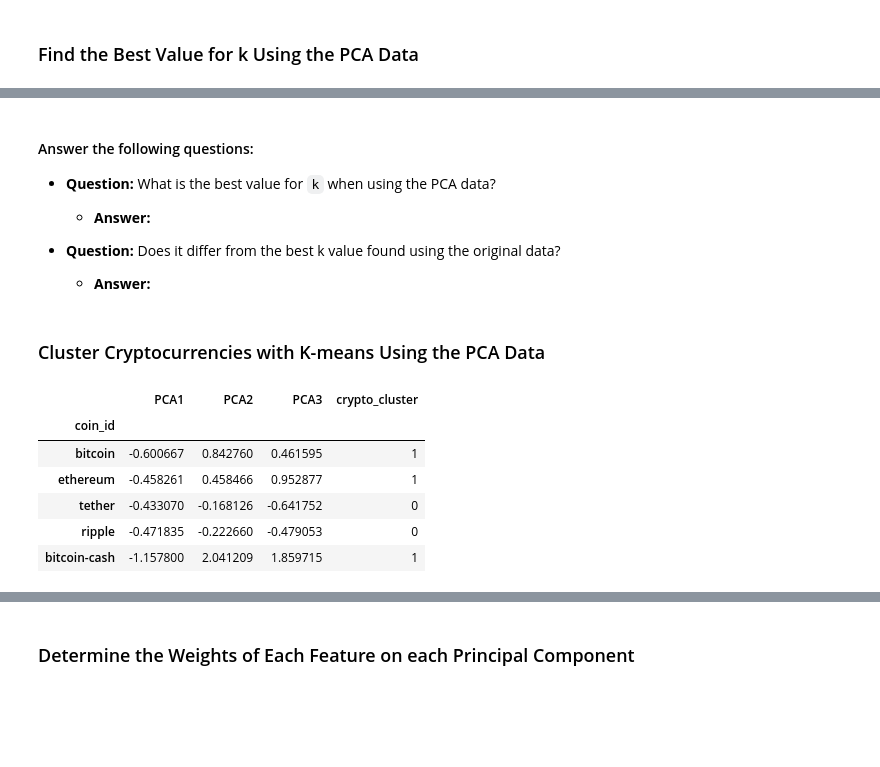
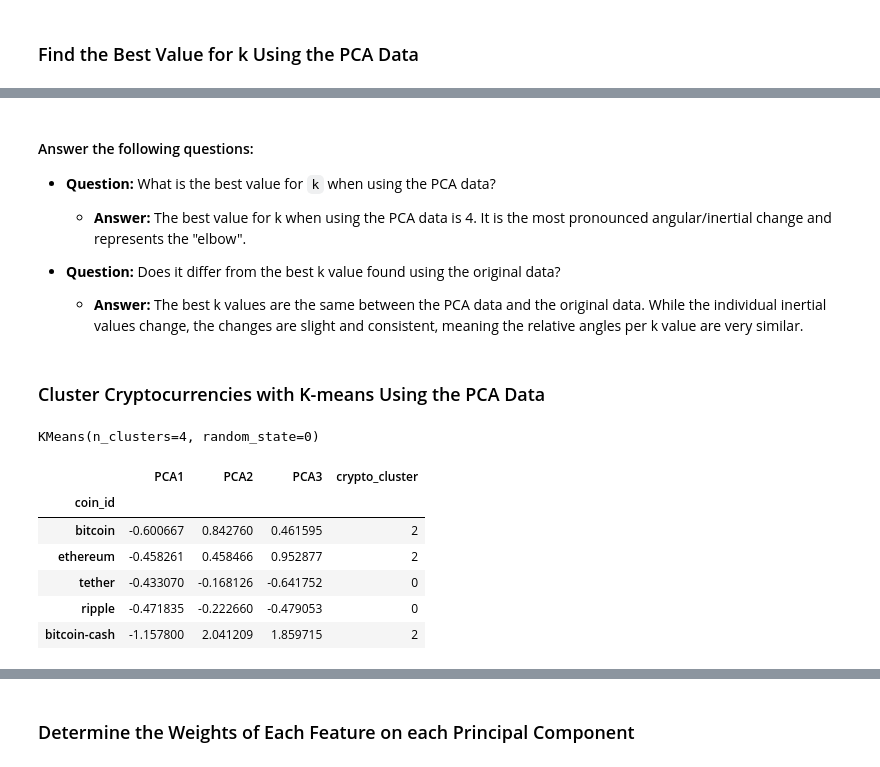
Before and after one commit to Darshous/CryptoClustering, a Jupyter notebook: Crypto_Clustering.ipynb, the cells around one changed output, grey strips where cells are left out. Cells and saved outputs as stored; diff of their text form; code cells hidden in the pictures; blank space fills up the shorter version.

```diff
--- a/Crypto_Clustering.ipynb
+++ b/Crypto_Clustering.ipynb
@@ -140,8 +204,9 @@ market_data_df.describe()
 # %%
 # Use the PCA model with `fit_transform` on the original scaled DataFrame to reduce to three principal components.
-
+pca_data = pca.fit_transform(market_data_df_scaled)
 
 # View the first five rows of the DataFrame.
+pca_data[:5]
 # %% [output]
 array([[-0.60066733,  0.84276006,  0.46159457],
        [-0.45826071,  0.45846566,  0.95287678],
@@ -228,17 +321,28 @@ array([0.3719856 , 0.34700813, 0.17603793])
 #### Answer the following questions:
 * **Question:** What is the best value for `k` when using the PCA data?
 
-  * **Answer:**
+  * **Answer:** The best value for k when using the PCA data is 4.  It is the most pronounced angular/inertial change and represents the "elbow".
 
 
 * **Question:** Does it differ from the best k value found using the original data?
 
-  * **Answer:**
+  * **Answer:** The best k values are the same between the PCA data and the original data.  While the individual inertial values change, the changes are slight and consistent, meaning the relative angles per k value are very similar.
 # %% [markdown]
 ### Cluster Cryptocurrencies with K-means Using the PCA Data
+# %%
+new_df_pca = pd.DataFrame(
+    data=pca_data,
+    columns=["PCA1", "PCA2", "PCA3"],
+    index=market_data_df.index
+)
 # %%
 # Initialize the K-Means model using the best value for k
+optimal_k = 4
+kmeans_model = KMeans(n_clusters=optimal_k, random_state=0, n_init='auto')
 # %%
 # Fit the K-Means model using the PCA data
+kmeans_model.fit(new_df_pca[["PCA1", "PCA2", "PCA3"]])
+# %% [output]
+KMeans(n_clusters=4, random_state=0)
 # %%
 # Predict the clusters to group the cryptocurrencies using the PCA data
@@ -248,18 +350,19 @@ array([0.3719856 , 0.34700813, 0.17603793])
 # %%
 # Create a copy of the DataFrame with the PCA data
-
+pca_df_clustered = new_df_pca.copy()
 
 # Add a new column to the DataFrame with the predicted clusters
-
+pca_df_clustered["crypto_cluster"] = kmeans_model.labels_
 
 # Display sample data
+pca_df_clustered.head()
 # %% [output]
 |  | PCA1 | PCA2 | PCA3 | crypto_cluster |
 | coin_id |  |  |  |  |
-| bitcoin | -0.600667 | 0.842760 | 0.461595 | 1 |
-| ethereum | -0.458261 | 0.458466 | 0.952877 | 1 |
+| bitcoin | -0.600667 | 0.842760 | 0.461595 | 2 |
+| ethereum | -0.458261 | 0.458466 | 0.952877 | 2 |
 | tether | -0.433070 | -0.168126 | -0.641752 | 0 |
 | ripple | -0.471835 | -0.222660 | -0.479053 | 0 |
-| bitcoin-cash | -1.157800 | 2.041209 | 1.859715 | 1 |
+| bitcoin-cash | -1.157800 | 2.041209 | 1.859715 | 2 |
 # %%
 # Create a scatter plot using hvPlot by setting `x="PCA1"` and `y="PCA2"`.
```
Also changed, not shown: parts of 24 cells of this notebook.
